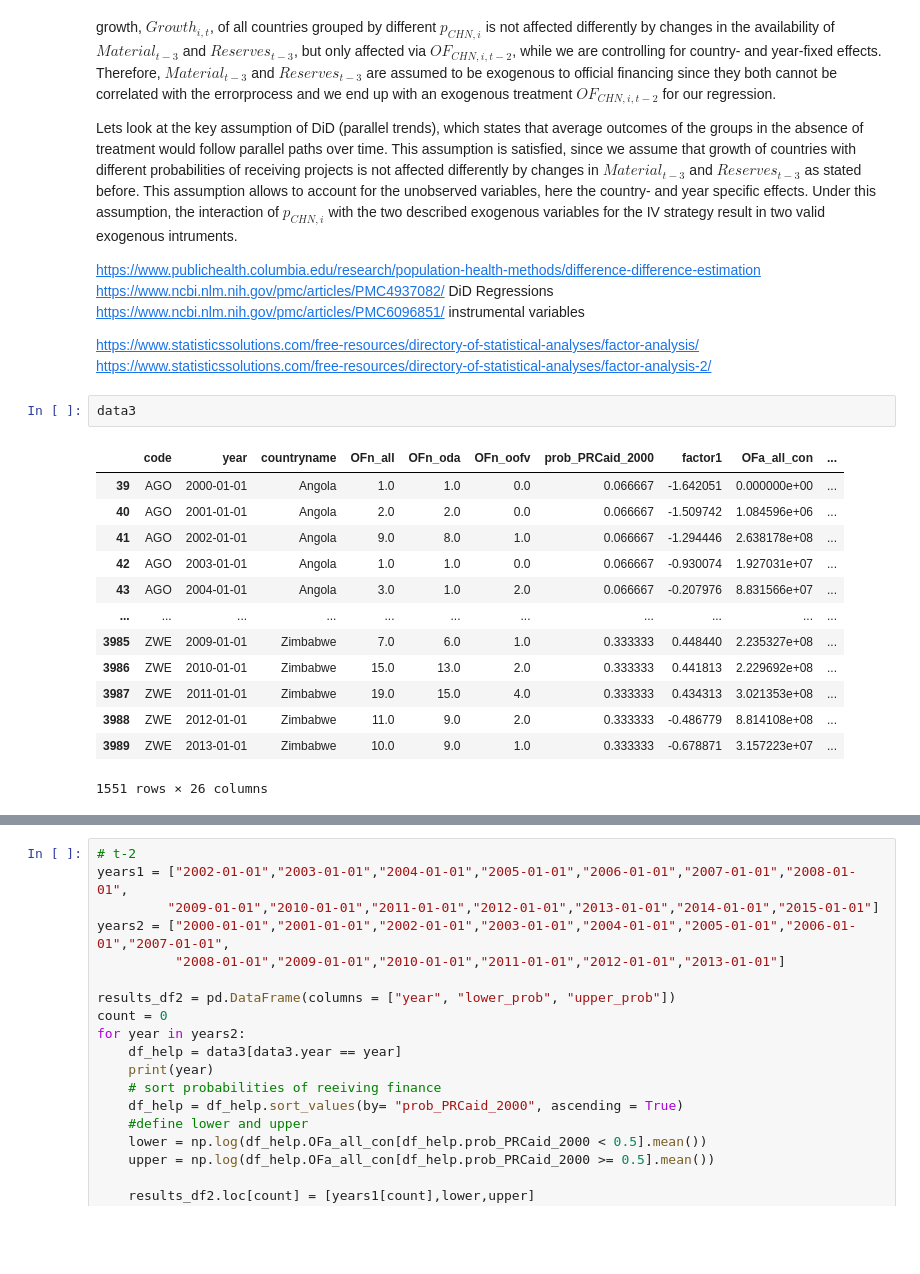
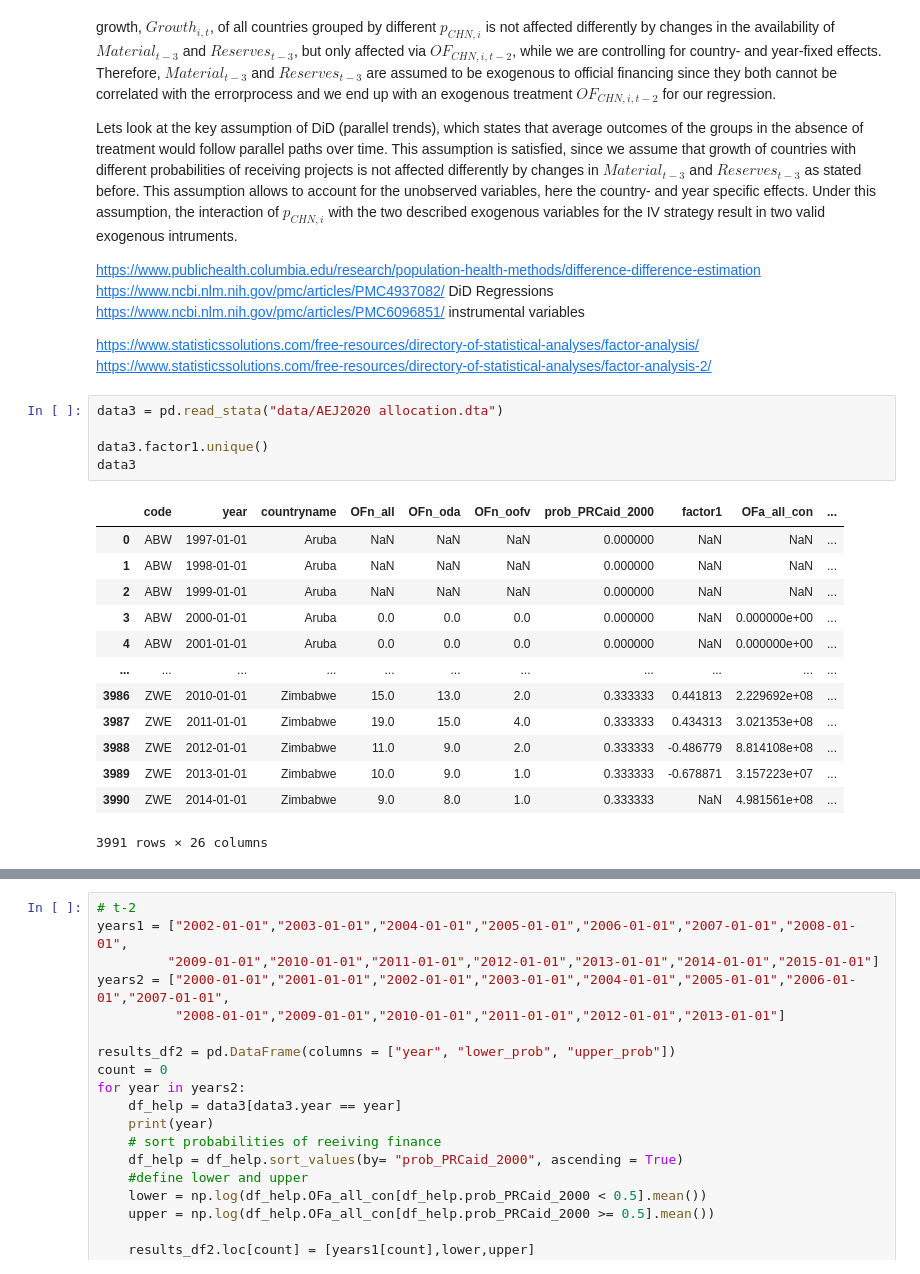
Before and after one commit to JonathanWillnow/ose-data-science-course-project-JonathanWillnow, a Jupyter notebook: JonathanWillnowOSE.ipynb, the cells around one changed output, grey strips where cells are left out. Cells and saved outputs as stored; diff of their text form; blank space fills up the shorter version.

```diff
--- a/JonathanWillnowOSE.ipynb
+++ b/JonathanWillnowOSE.ipynb
@@ -702,19 +685,22 @@ https://www.ncbi.nlm.nih.gov/pmc/articles/PMC6096851/  instrumental variables
 
 https://www.statisticssolutions.com/free-resources/directory-of-statistical-analyses/factor-analysis/
 https://www.statisticssolutions.com/free-resources/directory-of-statistical-analyses/factor-analysis-2/
-# %%
-data3
-# %% [output]
-|  | code | year | countryname | OFn_all | OFn_oda | OFn_oofv | prob_PRCaid_2000 | factor1 | OFa_all_con | ... |
-| 39 | AGO | 2000-01-01 | Angola | 1.0 | 1.0 | 0.0 | 0.066667 | -1.642051 | 0.000000e+00 | ... |
-| 40 | AGO | 2001-01-01 | Angola | 2.0 | 2.0 | 0.0 | 0.066667 | -1.509742 | 1.084596e+06 | ... |
-| 41 | AGO | 2002-01-01 | Angola | 9.0 | 8.0 | 1.0 | 0.066667 | -1.294446 | 2.638178e+08 | ... |
-| 42 | AGO | 2003-01-01 | Angola | 1.0 | 1.0 | 0.0 | 0.066667 | -0.930074 | 1.927031e+07 | ... |
-| 43 | AGO | 2004-01-01 | Angola | 3.0 | 1.0 | 2.0 | 0.066667 | -0.207976 | 8.831566e+07 | ... |
-| ... | ... | ... | ... | ... | ... | ... | ... | ... | ... | ... |
-| 3985 | ZWE | 2009-01-01 | Zimbabwe | 7.0 | 6.0 | 1.0 | 0.333333 | 0.448440 | 2.235327e+08 | ... |
-| 3986 | ZWE | 2010-01-01 | Zimbabwe | 15.0 | 13.0 | 2.0 | 0.333333 | 0.441813 | 2.229692e+08 | ... |
-| 3987 | ZWE | 2011-01-01 | Zimbabwe | 19.0 | 15.0 | 4.0 | 0.333333 | 0.434313 | 3.021353e+08 | ... |
-| 3988 | ZWE | 2012-01-01 | Zimbabwe | 11.0 | 9.0 | 2.0 | 0.333333 | -0.486779 | 8.814108e+08 | ... |
-| 3989 | ZWE | 2013-01-01 | Zimbabwe | 10.0 | 9.0 | 1.0 | 0.333333 | -0.678871 | 3.157223e+07 | ... |
-1551 rows × 26 columns
+# %%
+data3 = pd.read_stata("data/AEJ2020 allocation.dta")
+
+data3.factor1.unique()
+data3
+# %% [output]
+|  | code | year | countryname | OFn_all | OFn_oda | OFn_oofv | prob_PRCaid_2000 | factor1 | OFa_all_con | ... |
+| 0 | ABW | 1997-01-01 | Aruba | NaN | NaN | NaN | 0.000000 | NaN | NaN | ... |
+| 1 | ABW | 1998-01-01 | Aruba | NaN | NaN | NaN | 0.000000 | NaN | NaN | ... |
+| 2 | ABW | 1999-01-01 | Aruba | NaN | NaN | NaN | 0.000000 | NaN | NaN | ... |
+| 3 | ABW | 2000-01-01 | Aruba | 0.0 | 0.0 | 0.0 | 0.000000 | NaN | 0.000000e+00 | ... |
+| 4 | ABW | 2001-01-01 | Aruba | 0.0 | 0.0 | 0.0 | 0.000000 | NaN | 0.000000e+00 | ... |
+| ... | ... | ... | ... | ... | ... | ... | ... | ... | ... | ... |
+| 3986 | ZWE | 2010-01-01 | Zimbabwe | 15.0 | 13.0 | 2.0 | 0.333333 | 0.441813 | 2.229692e+08 | ... |
+| 3987 | ZWE | 2011-01-01 | Zimbabwe | 19.0 | 15.0 | 4.0 | 0.333333 | 0.434313 | 3.021353e+08 | ... |
+| 3988 | ZWE | 2012-01-01 | Zimbabwe | 11.0 | 9.0 | 2.0 | 0.333333 | -0.486779 | 8.814108e+08 | ... |
+| 3989 | ZWE | 2013-01-01 | Zimbabwe | 10.0 | 9.0 | 1.0 | 0.333333 | -0.678871 | 3.157223e+07 | ... |
+| 3990 | ZWE | 2014-01-01 | Zimbabwe | 9.0 | 8.0 | 1.0 | 0.333333 | NaN | 4.981561e+08 | ... |
+3991 rows × 26 columns
```
Also changed, not shown: parts of 11 cells of this notebook.
